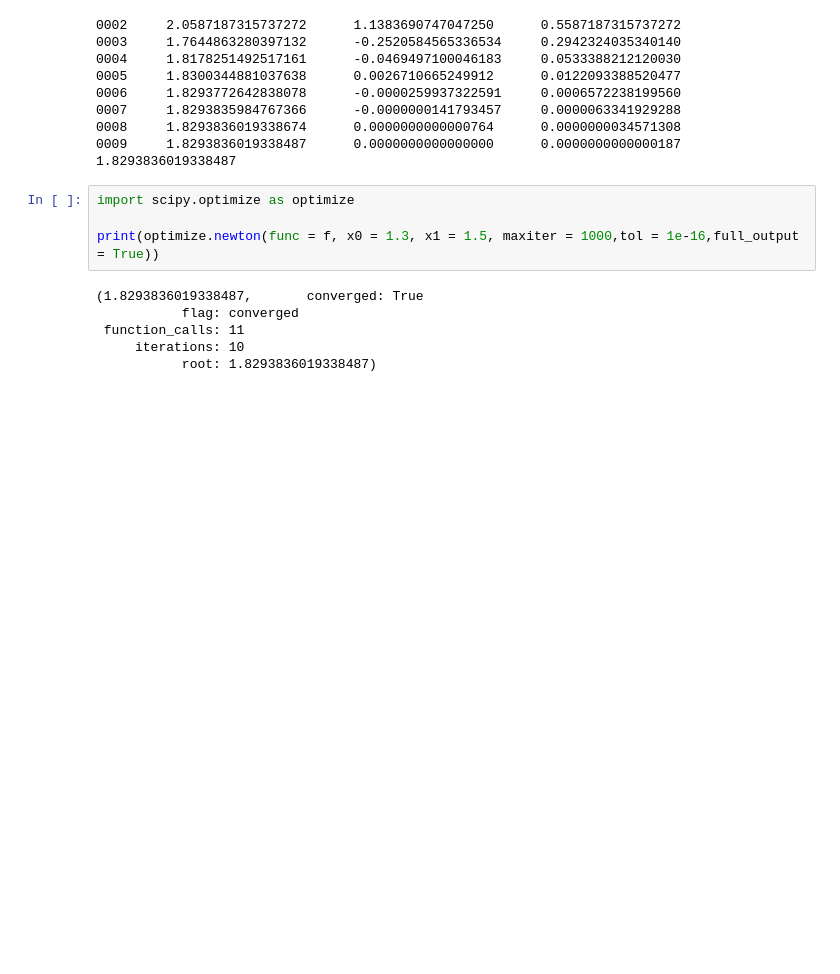
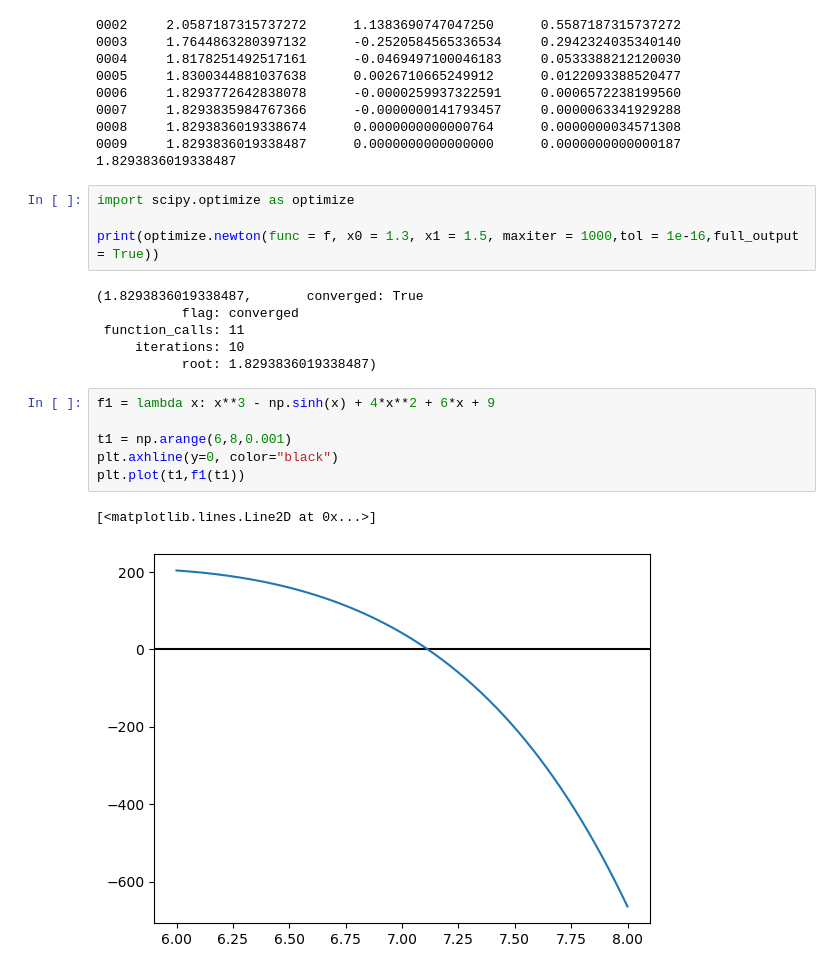
Before and after one commit to zot-hero/MetodosNumericos, a Jupyter notebook: MetodoSecante.ipynb, the cells around one changed output. Saved outputs shown, nothing was run; the diff lists cells and outputs as text; blank space fills up the shorter version.

```diff
--- a/MetodoSecante.ipynb
+++ b/MetodoSecante.ipynb
@@ -71,3 +71,12 @@ print(optimize.newton(func = f, x0 = 1.3, x1 = 1.5, maxiter = 1000,tol = 1e-16,f
  function_calls: 11
      iterations: 10
            root: 1.8293836019338487)
+# %%
+f1 = lambda x: x**3 - np.sinh(x) + 4*x**2 + 6*x + 9
+
+t1 = np.arange(6,8,0.001)
+plt.axhline(y=0, color="black")
+plt.plot(t1,f1(t1))
+# %% [output]
+[<matplotlib.lines.Line2D at 0x...>]
+[figure, added]
```
Also changed, not shown: parts of 1 cell of this notebook, 2 other files.
